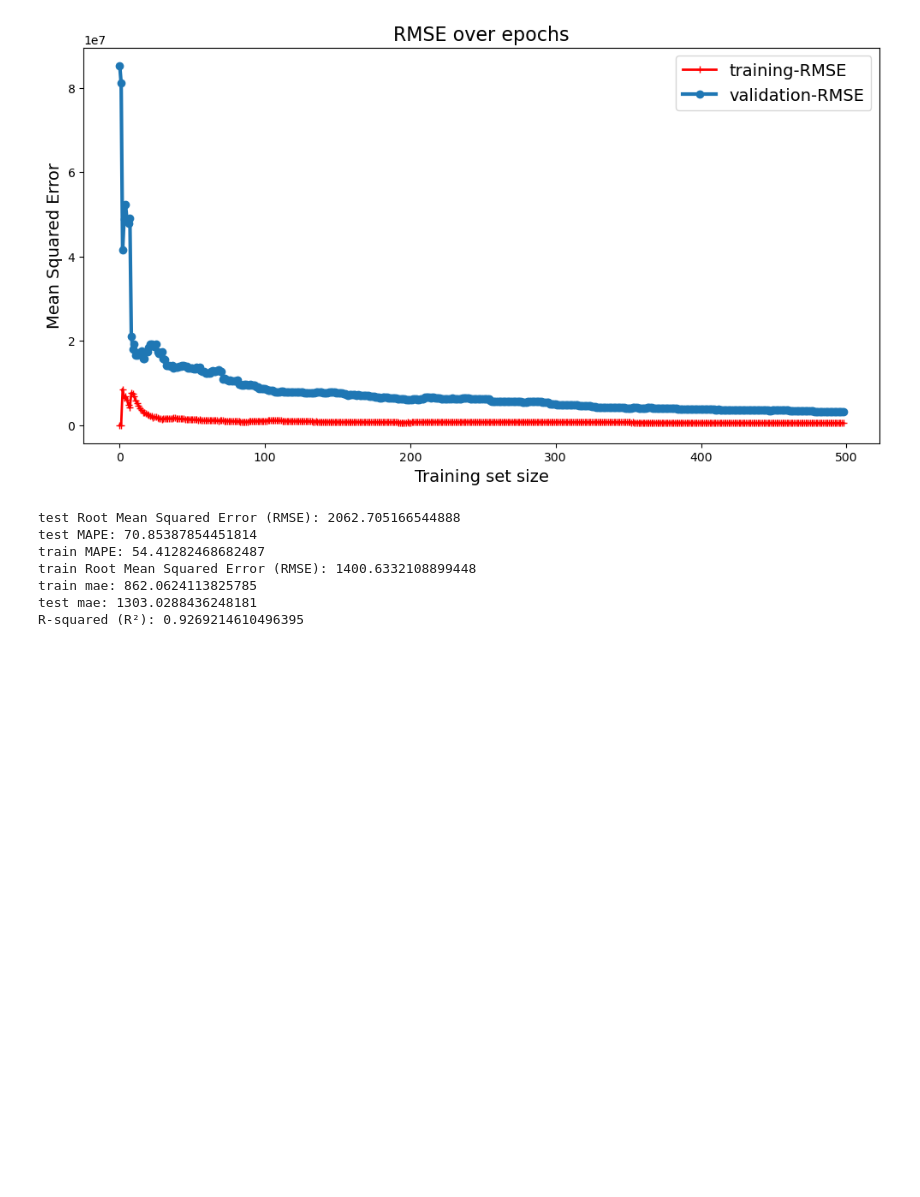
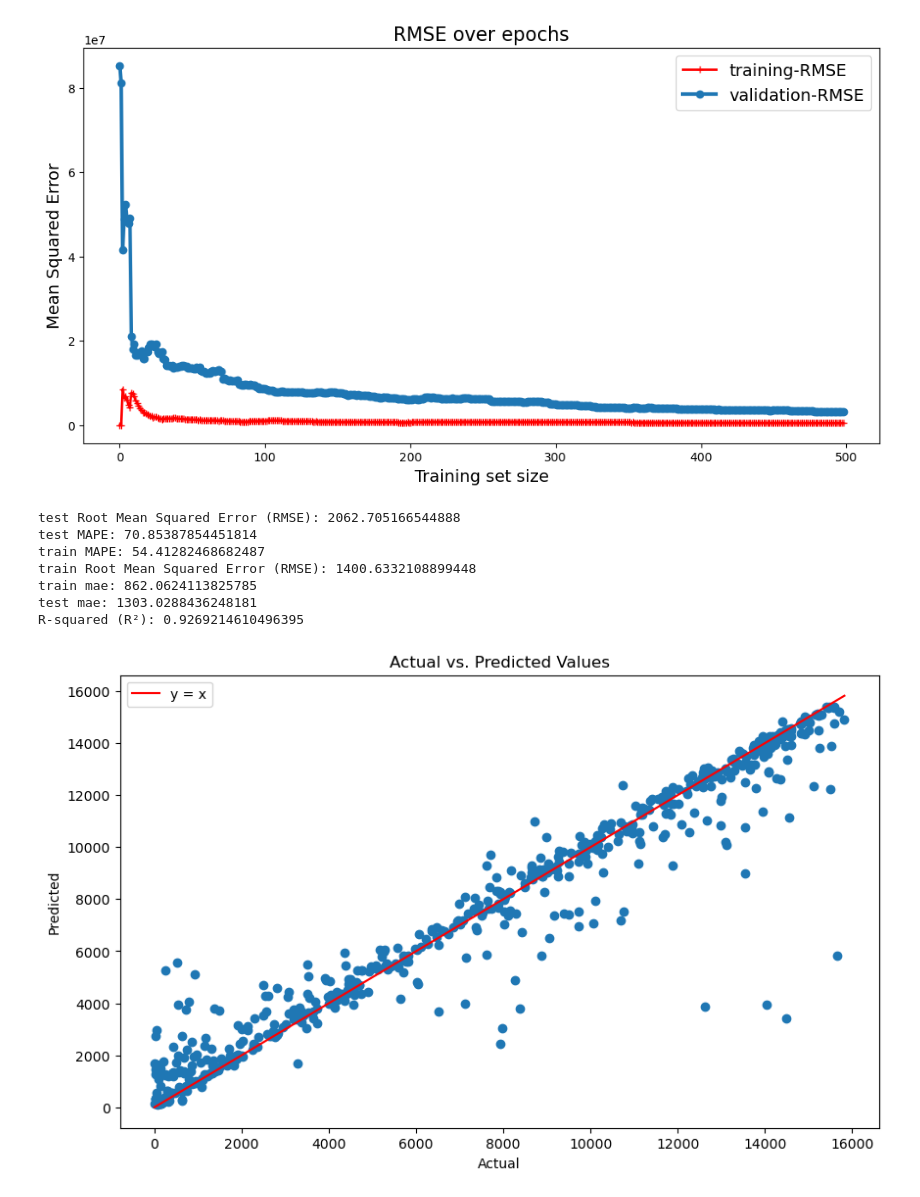
Before and after one commit to Hritik003/Optimization-of-OWC-using-ML-models, a Jupyter notebook: Random_forest.ipynb, the cells around one changed output. Cells and saved outputs as stored; diff of their text form; code cells hidden in the pictures; blank space fills up the shorter version.

Commit message:
y=x line in act vs pred graph

```diff
--- a/Random_forest.ipynb
+++ b/Random_forest.ipynb
@@ -118,3 +118,17 @@ train Root Mean Squared Error (RMSE): 1400.6332108899448
 train mae: 862.0624113825785
 test mae: 1303.0288436248181
 R-squared (R²): 0.9269214610496395
+# %%
+random_forest_model.fit(X_train, y_train)
+y_pred = random_forest_model.predict(X_test)
+
+plt.figure(figsize=(10, 6))
+plt.scatter(y_test, y_pred)
+plt.xlabel('Actual')
+plt.ylabel('Predicted')
+plt.title('Actual vs. Predicted Values')
+plt.plot([min(y_test), max(y_test)], [min(y_test), max(y_test)], 'r', label='y = x')
+plt.legend()
+plt.show()
+# %% [output]
+[figure, added]
```
